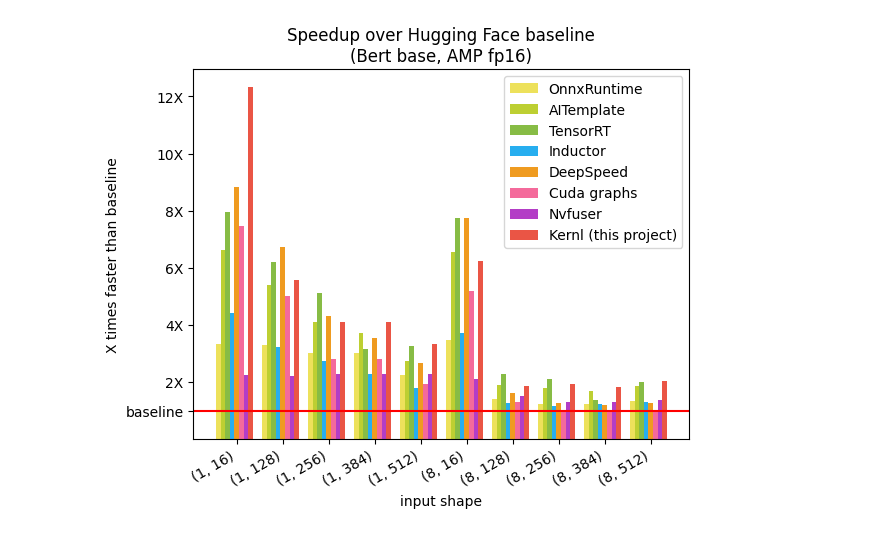
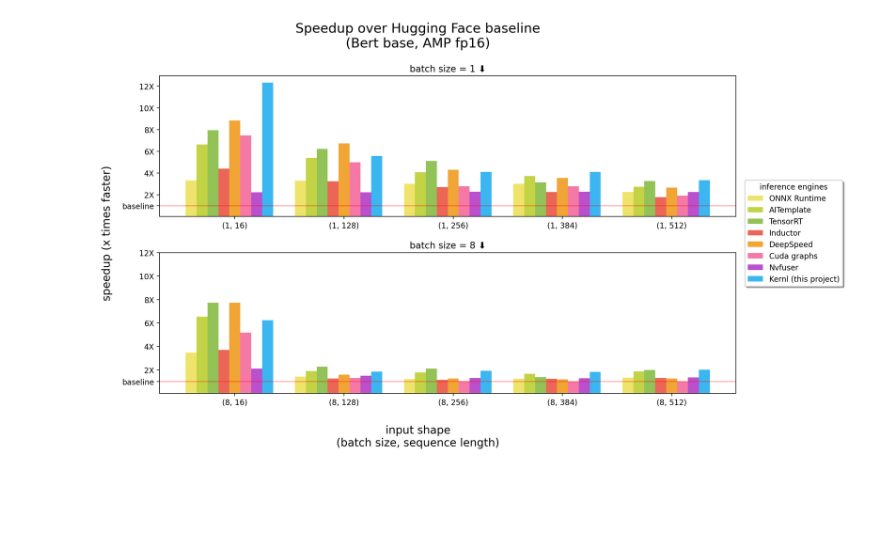
Before and after one commit to ELS-RD/kernl, a Jupyter notebook: experimental/benchmarks/graph.ipynb, the cells around one changed output. Drawn from its saved outputs; the diff is of its cells as text; code cells hidden in the pictures; blank space fills up the shorter version.

Commit message:
feat: improve graph

```diff
--- a/experimental/benchmarks/graph.ipynb
+++ b/experimental/benchmarks/graph.ipynb
@@ -38,49 +38,65 @@ for (name, batch, seq_len), latency in data.items():
 # %%
 import matplotlib.pyplot as plt
 
-fig, ax = plt.subplots()
+plt.rcParams["figure.dpi"] = 200
+
+fig, ax = plt.subplots(2, figsize=(12, 8))
 width = 0.1
 
 engines = [
-    "OnnxRuntime",
+    "ONNX Runtime",
     "AITemplate",
     "TensorRT",
     "Inductor",
     "DeepSpeed",
     "Cuda graphs",
     "Nvfuser",
     "Kernl (this project)",
 ]
-colors = ["#ede15b", "#bdcf32", "#87bc45", "#27aeef", "#ef9b20", "#f46a9b", "#b33dc6", "#ea5545", "#edbf33"]
+colors = ["#ede15b", "#bdcf32", "#87bc45", "#ea5545", "#ef9b20", "#f46a9b", "#b33dc6", "#27aeef", "#edbf33"]
 
 batches = [1, 8]
 seq_len = [16, 128, 256, 384, 512]
-xticklabels = [f"({b}, {s_l})" for b in batches for s_l in seq_len]
 legend_box = list()
 
 for idx_engine, (engine, color) in enumerate(zip(engines, colors)):
-    median_latencies = list()
+    for b_index, b in enumerate(batches):
+        median_latencies = list()
+        for s_l in seq_len:
+            latency = speedup[(engine, b, s_l)]
+            median_latencies.append(latency)
+        rects = ax[b_index].bar(
+            [v + idx_engine * width for v in range(len(median_latencies))],
+            median_latencies,
+            width,
+            color=color,
+            alpha=0.9,
+        )
+        if b_index == 0:
+            legend_box.append(rects[0])
 
-    for b, s_l in [(b, s_l) for b in batches for s_l in seq_len]:
-        if (engine, b, s_l) not in speedup:
-            continue
-        latency = speedup[(engine, b, s_l)]
-        median_latencies.append(latency)
-    rects = ax.bar([v + idx_engine * width for v in range(len(median_latencies))], median_latencies, width, color=color)
-    legend_box.append(rects[0])
+for b_index, b in enumerate(batches):
+    ax[b_index].axhline(y=1, color="r", linestyle="-", alpha=0.3)
+    xticklabels = [f"({b}, {s_l})" for s_l in seq_len]
+    ax[b_index].set_xticklabels(xticklabels)
+    ax[b_index].set_xticks([v + width * len(engines) / 2 for v in range(len(xticklabels))])
 
-ax.axhline(y=1, color="r", linestyle="-")
-ax.set_xlabel("input shape")
-ax.set_ylabel("X times faster than baseline")
-ax.set_title("Speedup over Hugging Face baseline\n(Bert base, AMP fp16)")
-ax.set_xticks([v + width * len(engines) / 2 for v in range(len(xticklabels))])
-ax.set_xticklabels(xticklabels)
-y_ticks = [1] + list(range(2, 13, 2))
-ax.set_yticks(y_ticks)
-y_ticks_labels = ["baseline"] + [f"{i}X" for i in range(2, 13, 2)]
-ax.set_yticklabels(y_ticks_labels)
-ax.legend(legend_box, engines)
-plt.setp(ax.get_xticklabels(), rotation=30, horizontalalignment="right")
+    y_ticks_labels = ["baseline"] + [f"{i}X" for i in range(2, 13, 2)]
+    ax[b_index].set_yticklabels(y_ticks_labels)
+    y_ticks = [1] + list(range(2, 13, 2))
+    ax[b_index].set_yticks(y_ticks)
+
+
+fig.suptitle("Speedup over Hugging Face baseline\n(Bert base, AMP fp16)", fontsize="xx-large")
+ax[0].set_title("batch size = 1 ⬇")
+ax[1].set_title("batch size = 8 ⬇")
+
+fig.supxlabel("input shape\n(batch size, sequence length)", fontsize="x-large")
+fig.supylabel("speedup (x times faster)", fontsize="x-large")
+fig.tight_layout(pad=1.5)
+fig.legend(
+    legend_box, engines, loc="center right", ncols=1, bbox_to_anchor=(1.15, 0.5), shadow=True, title="inference engines"
+)
 plt.show()
 # %% [output]
-[figure, old version]
+[figure, new version]
```
Also changed, not shown: parts of 1 cell of this notebook, 2 other files.
